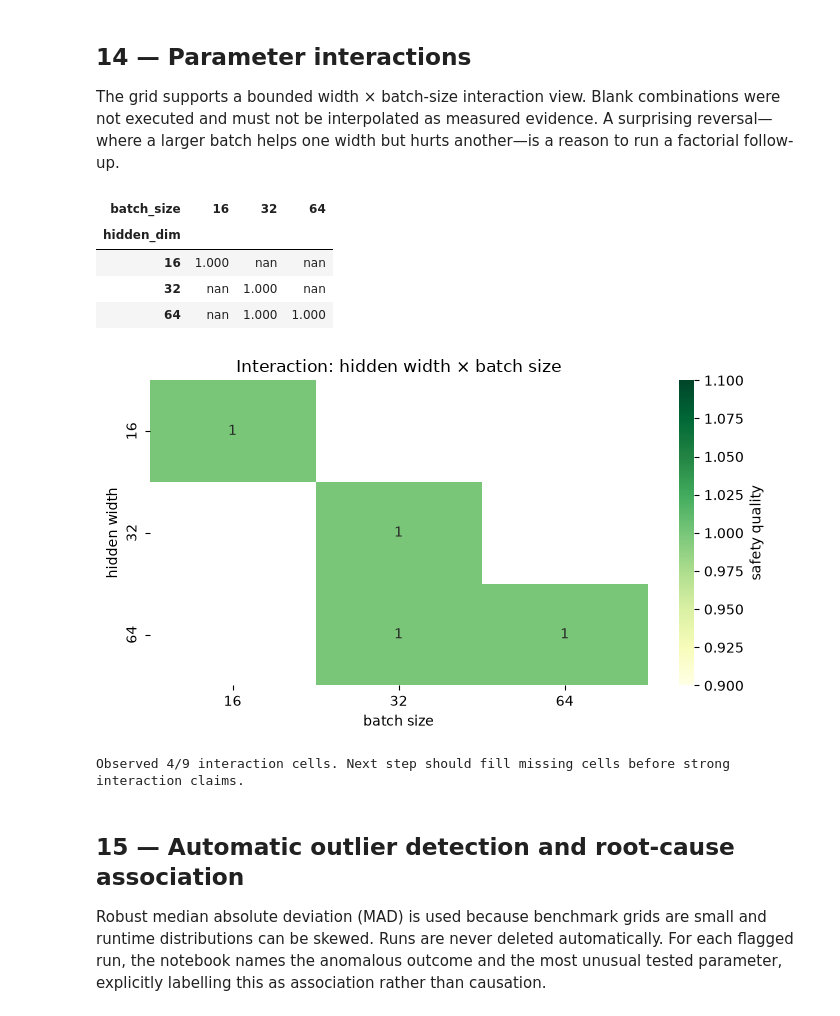
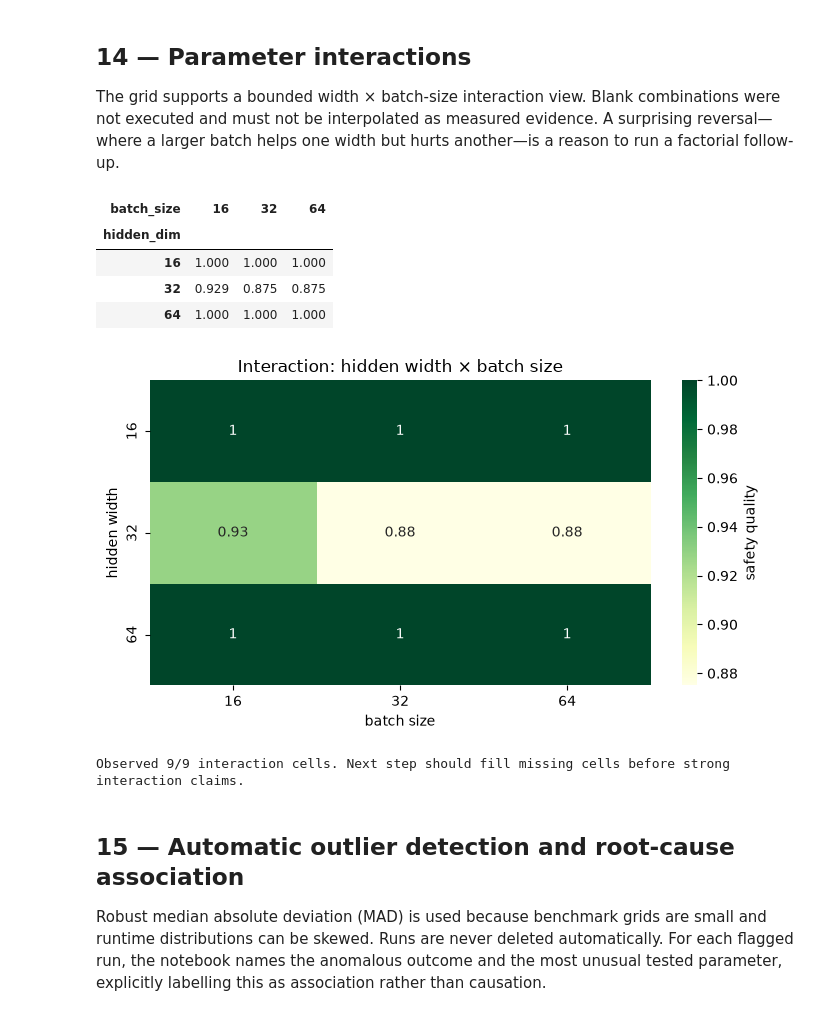
Before and after one commit to gegestalt/kodeRvR, a Jupyter notebook: notebooks/06_adaptive_ips_full_project_lab.ipynb, the cells around one changed output. Saved outputs shown, nothing was run; the diff lists cells and outputs as text; code cells hidden in the pictures.

```diff
--- a/notebooks/06_adaptive_ips_full_project_lab.ipynb
+++ b/notebooks/06_adaptive_ips_full_project_lab.ipynb
@@ -299,10 +305,11 @@ if event_path.exists():
     events = pd.read_parquet(event_path); evidence_kind = 'REAL DATASET-BACKED OBSERVATIONS'
 else:
     rng = np.random.default_rng(SEED); rows=[]
-    for group in range(30 if RUN_HEAVY else 12):
-        attack = group % 2 == 0
+    family_cycle = ['normal','DoS','Probe','BruteForce','Exploitation','R2L','U2R']
+    for group in range(350 if RUN_HEAVY else 140):
+        family = family_cycle[group % len(family_cycle)]; attack = family != 'normal'
         for step in range(6):
-            rows.append({'episode_id': f'ep-{group}', 'group_id': f'campaign-{group}', 'timestamp': float(step), 'threat_probability': float(np.clip(rng.normal(0.72 if attack else 0.15, .1),0,1)), 'anomaly_score': float(np.clip(rng.normal(0.75 if attack else 0.2,.1),0,1)), 'attack_present': attack, 'attack_stage': (step+1)/6 if attack else 0.0, 'critical_service': group%5==0, 'attack_family': 'R2L' if attack else 'normal'})
+            rows.append({'episode_id': f'ep-{group}', 'group_id': f'campaign-{group}', 'timestamp': float(step), 'threat_probability': float(np.clip(rng.normal(0.72 if attack else 0.15, .1),0,1)), 'anomaly_score': float(np.clip(rng.normal(0.75 if attack else 0.2,.1),0,1)), 'attack_present': attack, 'attack_stage': (step+1)/6 if attack else 0.0, 'critical_service': group%5==0, 'attack_family': family})
     events = pd.DataFrame(rows); evidence_kind = 'SYNTHETIC CONTRACT FIXTURE — NOT DATASET EVIDENCE'
 episodes = build_episodes(events)
 splits = split_episodes_by_group(episodes, seed=SEED)
@@ -381,11 +388,11 @@ Interpretation: DQN variants can run comfortably on CPU because even the largest
 Every candidate uses the same campaign-disjoint split and final-test episodes. Runtime is wall-clock time, checkpoint memory is serialized model size, and peak memory is measured with Python `tracemalloc`—it does not include every native allocator, so it is a comparative development metric rather than total process RAM.
 # %%
 from ips.experiment_analysis import benchmark_candidates, add_objective_scores
-candidates = tuple(type(c)(**{**c.__dict__, 'episodes': 150 if RUN_HEAVY else 50}) for c in DEFAULT_CANDIDATES)
+candidates = factorial_candidates(episodes=120 if RUN_HEAVY else 30)
 bench = benchmark_candidates(splits, candidates=candidates, seed=SEED, output_dir=OUTPUT / 'candidate_benchmark')
 bench = add_objective_scores(bench)
 comparison_cols = ['name','parameters','quantization','checkpoint_mb','peak_python_memory_mb','runtime_s','throughput_steps_s','containment_rate','compromise_rate','false_preventions_per_episode','safety_quality','pareto_optimal']
-display(bench[comparison_cols].sort_values('safety_quality', ascending=False).style.format(precision=4).hide(axis='index'))
+display(bench[comparison_cols].sort_values('safety_quality', ascending=False).round(4))
 print('Result:', bench.loc[bench.safety_quality.idxmax(), 'name'], 'has the highest observed safety quality.')
 print('Next implication: inspect whether that gain survives runtime/memory trade-offs and parameter sensitivity before selecting it.')
 # %% [output]
@@ -457,19 +467,19 @@ The grid supports a bounded width × batch-size interaction view. Blank combinat
 # %%
 from ips.experiment_analysis import interaction_table
 interaction = interaction_table(bench)
-display(interaction.style.background_gradient(cmap='YlGn').format(precision=3))
+display(interaction.round(3))
 plt.figure(figsize=(7,4)); sns.heatmap(interaction, annot=True, cmap='YlGn', cbar_kws={'label':'safety quality'})
 plt.title('Interaction: hidden width × batch size'); plt.ylabel('hidden width'); plt.xlabel('batch size'); plt.tight_layout(); plt.show()
 observed_cells = int(interaction.notna().sum().sum())
 print(f'Observed {observed_cells}/{interaction.size} interaction cells. Next step should fill missing cells before strong interaction claims.')
 # %% [output]
 | batch_size | 16 | 32 | 64 |
 | hidden_dim |  |  |  |
-| 16 | 1.000 | nan | nan |
-| 32 | nan | 1.000 | nan |
-| 64 | nan | 1.000 | 1.000 |
+| 16 | 1.000 | 1.000 | 1.000 |
+| 32 | 0.929 | 0.875 | 0.875 |
+| 64 | 1.000 | 1.000 | 1.000 |
-[figure, old version]
+[figure, new version]
-Observed 4/9 interaction cells. Next step should fill missing cells before strong interaction claims.
+Observed 9/9 interaction cells. Next step should fill missing cells before strong interaction claims.
 # %% [markdown]
 ## 15 — Automatic outlier detection and root-cause association
 
```
Also changed, not shown: parts of 29 cells of this notebook.
